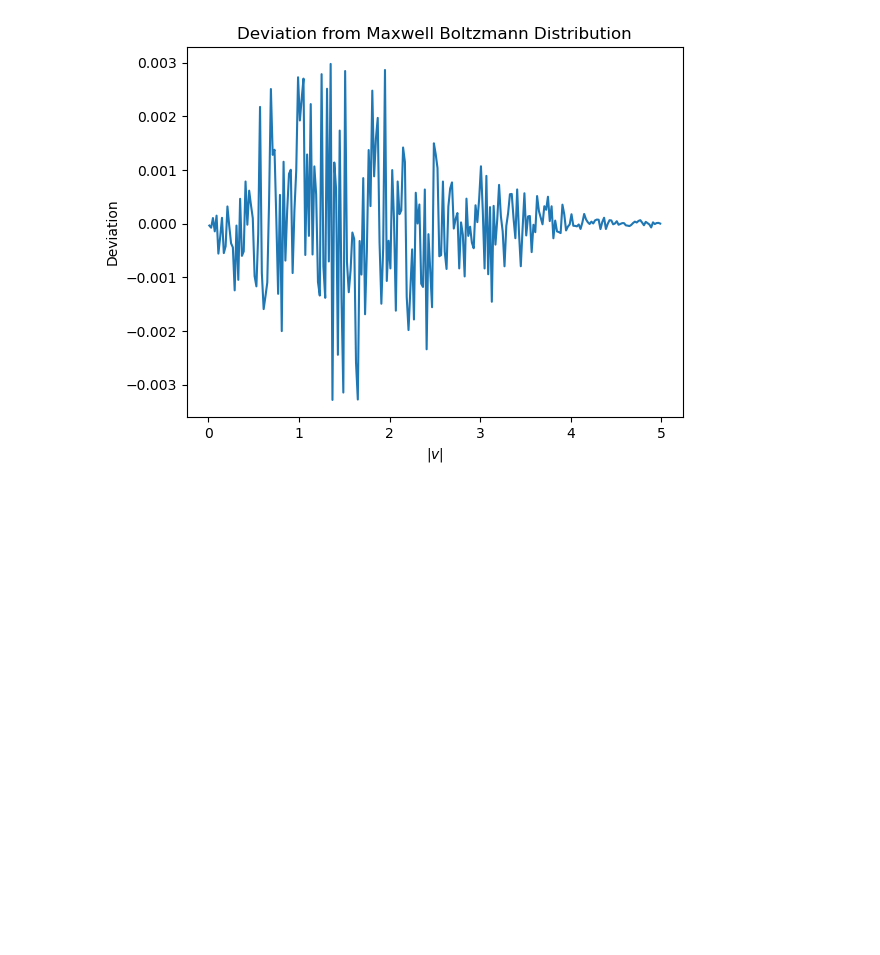
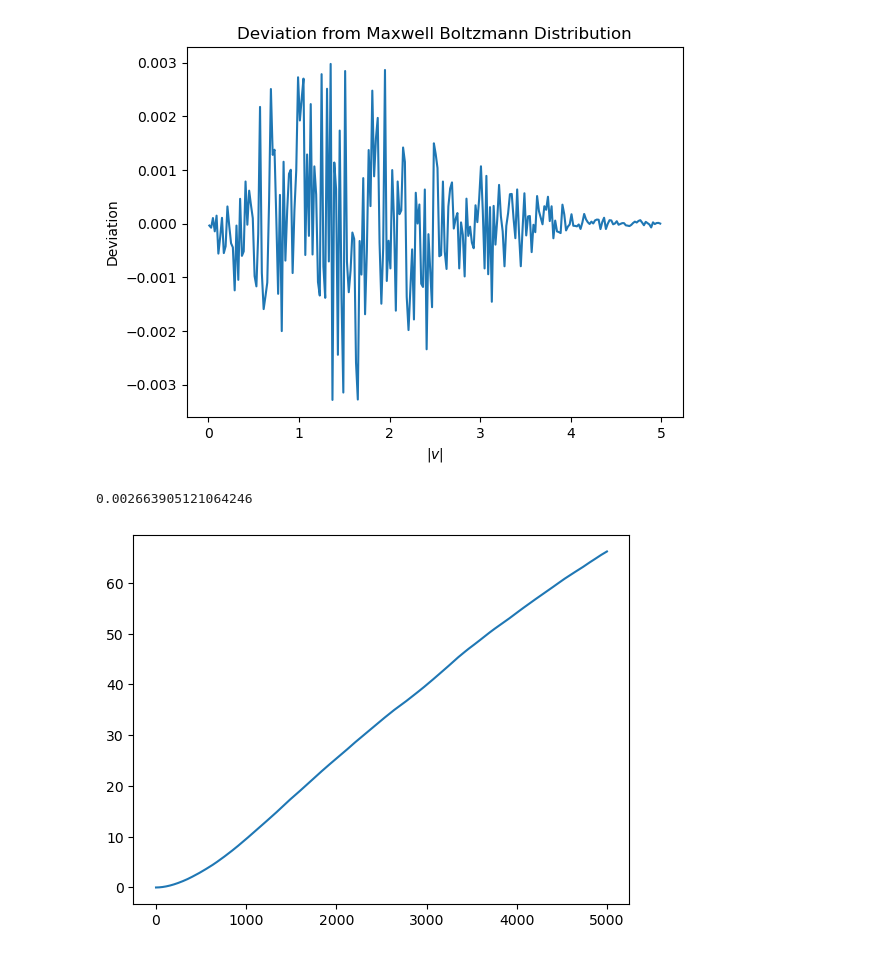
Before and after one commit to vigneshpai2003/Computational-Physics, a Jupyter notebook: Molecular_Dynamics/submission.ipynb, the cells around one changed output. Drawn from its saved outputs; the diff is of its cells as text; code cells hidden in the pictures; blank space fills up the shorter version.

Commit message:
diffusion

```diff
--- a/Molecular_Dynamics/submission.ipynb
+++ b/Molecular_Dynamics/submission.ipynb
@@ -131,3 +131,15 @@ plt.title("Deviation from Maxwell Boltzmann Distribution")
 plt.show()
 # %% [output]
 [figure]
+# %%
+d = np.loadtxt('data/diffusion/d.dat')
+plt.plot(d)
+
+x = np.arange(len(d))
+
+m, b = np.polyfit(x[1000:2000], d[1000:2000], 1)
+
+m / 6
+# %% [output]
+0.002663905121064246
+[figure, added]
```
Also changed, not shown: 4 other files.
